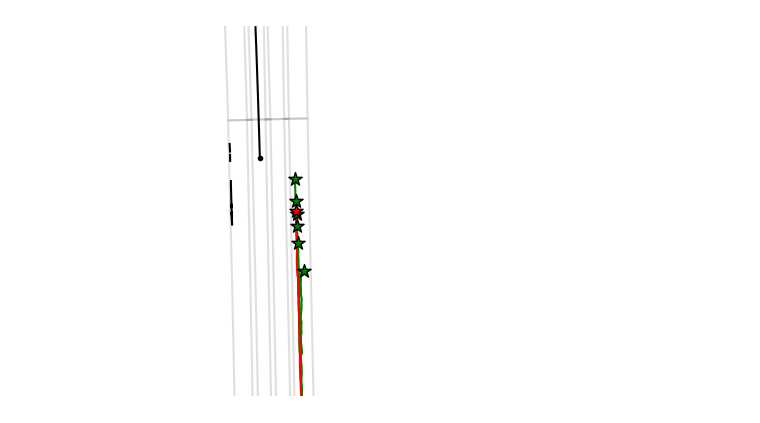
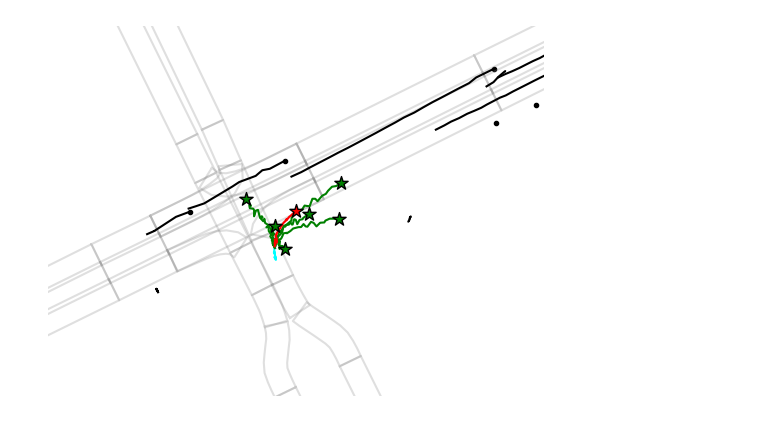
Before and after one commit to Zhenyu-Lei/HHATP, a Jupyter notebook: utils/argoverse_vis.ipynb, the cells around one changed output. Cells and saved outputs as stored; diff of their text form; code cells hidden in the pictures.

```diff
--- a/utils/argoverse_vis.ipynb
+++ b/utils/argoverse_vis.ipynb
@@ -121,35 +119,35 @@ def plot_scene(file_name_int):
     y = mapping_i["cent_y"]
     for pred_i_j in predictions_i:
 
         # To local coordinate system
         for i, point in enumerate(pred_i_j):
             point[0], point[1] = rotate(point[0] - x, point[1] - y, angle)
 
         plt.plot(pred_i_j[:, 0], pred_i_j[:, 1], c="green")
         plt.scatter(pred_i_j[-1, 0], pred_i_j[-1, 1], marker="*", c="green", edgecolors="black", s=100, zorder=5)
 
     # === Plot Ego Future (GT) ===
     gt = mapping_i["origin_labels"]
     for i, point in enumerate(gt):
         point[0], point[1] = rotate(point[0] - x, point[1] - y, angle)
 
     plt.plot(gt[:, 0], gt[:, 1], c="red")
     plt.scatter(gt[-1, 0], gt[-1, 1], marker="*", c="red", edgecolors="black", s=100, zorder=6)
 
     origin_x, origin_y = gt[-1]
     plt.axis('equal')
 
     plt.xlim([origin_x - 30, origin_x + 30])
     plt.ylim([origin_y - 30, origin_y + 30])
     plt.axis('off')
 
     plt.show()
 
 
-file_name_int = 9610
+file_name_int = 4210
 plot_scene(file_name_int)
 # %% [output]
-[figure, old version]
+[figure, new version]
 # %%
 # code snippets to create gifs are from tutorial https://towardsdatascience.com/basics-of-gifs-with-pythons-matplotlib-54dd544b6f30
 
```
Also changed, not shown: parts of 1 cell of this notebook, 4 other files.
